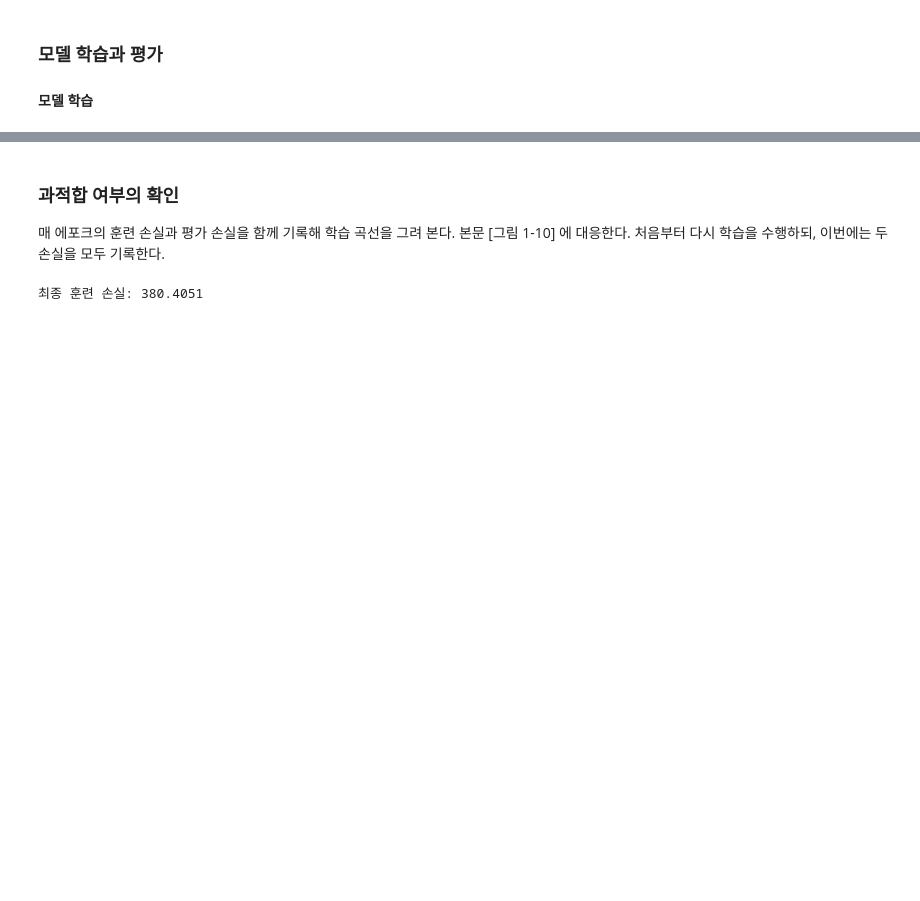
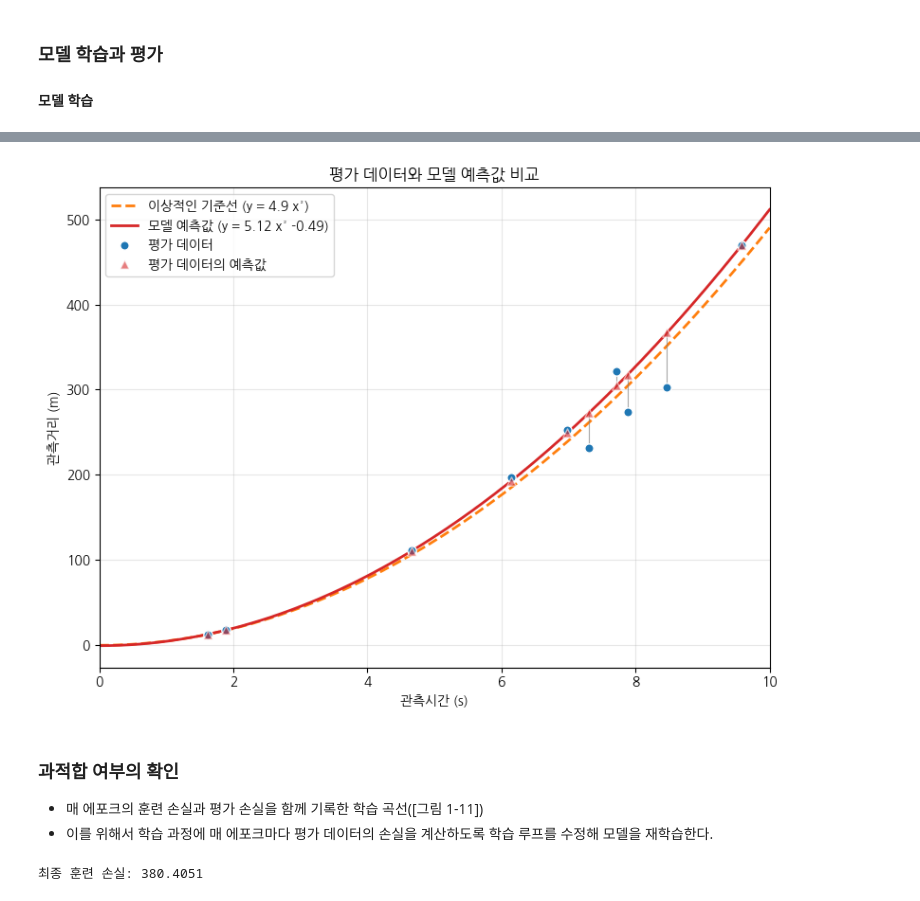
Before and after one commit to crapas/dl-pytorch, a Jupyter notebook: code_examples/ch01/01-03_example.ipynb, the cells around one changed output, grey strips where cells are left out. Saved outputs shown, nothing was run; the diff lists cells and outputs as text; code cells hidden in the pictures; blank space fills up the shorter version.

```diff
--- a/code_examples/ch01/01-03_example.ipynb
+++ b/code_examples/ch01/01-03_example.ipynb
@@ -267,0 +262,12 @@ tensor([[  8.4695, 366.6715, 303.2241],
+# %%
+########################################################################################
+# 코드 1-34 - 모델의 평가
+########################################################################################
+
+# 평가 데이터를 사용해 예측: 최적화와 무관하므로 no_grad() 컨텍스트 사용
+with torch.no_grad():
+    Y_pred_test = model(parameters, X_test)
+    # 평가 데이터로 손실(평균제곱오차) 계산
+    test_loss = criterion(Y_pred_test, Y_test)
+
+print(f'평가 데이터로 구한 손실: {test_loss:.4f}')
@@ -268,5 +281,65 @@ tensor([[  8.4695, 366.6715, 303.2241],
+# %%
+# 참고 - 평가 데이터와 모델 예측값 비교
+
+import matplotlib.pyplot as plt
+from code_reference.common import set_korean_plot_env
+
+set_korean_plot_env()
+
+# 곡선을 그릴 x 좌표 (관측시간 0초부터 10초까지)
+x_line = torch.linspace(0, 10, 200).unsqueeze(1)
+
+# 학습이 끝난 파라미터로 계산한 모델 예측값
+with torch.no_grad():
+    y_pred_line = model(parameters, x_line)
+
+# 데이터를 만들 때 사용한 이상적인 기준선
+y_ideal_line = TRUE_A * x_line ** 2 + TRUE_B
+
+fig, ax = plt.subplots(figsize=(8, 6))
+
+# 이상적인 기준선
+ax.plot(
+    x_line, y_ideal_line,
+    color='tab:orange', linestyle='--', linewidth=2,
+    label=f'이상적인 기준선 (y = {TRUE_A} x²)',
+)
+
+# 학습한 모델의 예측값 곡선
+ax.plot(
+    x_line, y_pred_line,
+    color='tab:red', linewidth=2,
+    label=f'모델 예측값 (y = {parameters[0]:.2f} x² {parameters[1]:+.2f})',
+)
+
+# 평가 데이터의 관측값과 예측값을 잇는 선으로 오차 표시
+for x, y_obs, y_hat in zip(X_test, Y_test, Y_pred_test):
+    ax.plot([x, x], [y_obs, y_hat], color='gray', linewidth=0.8, alpha=0.7, zorder=2)
+
+# 평가 데이터
+ax.scatter(
+    X_test, Y_test,
+    s=45, color='tab:blue', edgecolor='white', zorder=3, label='평가 데이터',
+)
+ax.scatter(
+    X_test, Y_pred_test,
+    s=45, marker='^', color='tab:red', alpha=0.6, edgecolor='white', zorder=3,
+    label='평가 데이터의 예측값',
+)
+
+ax.set_title('평가 데이터와 모델 예측값 비교')
+ax.set_xlabel('관측시간 (s)')
+ax.set_ylabel('관측거리 (m)')
+ax.set_xlim(0, 10)
+ax.grid(alpha=0.3)
+ax.legend()
+plt.tight_layout()
+plt.show()
+# %% [output]
+[figure, added]
 # %% [markdown]
 ### 과적합 여부의 확인
 
-매 에포크의 훈련 손실과 평가 손실을 함께 기록해 학습 곡선을 그려 본다. 본문 [그림 1-10] 에 대응한다. 처음부터 다시 학습을 수행하되, 이번에는 두 손실을 모두 기록한다.
+- 매 에포크의 훈련 손실과 평가 손실을 함께 기록한 학습 곡선([그림 1-11])
+- 이를 위해서 학습 과정에 매 에포크마다 평가 데이터의 손실을 계산하도록 학습 루프를 수정해 모델을 재학습한다.
 # %%
```
Also changed, not shown: parts of 38 cells of this notebook.
